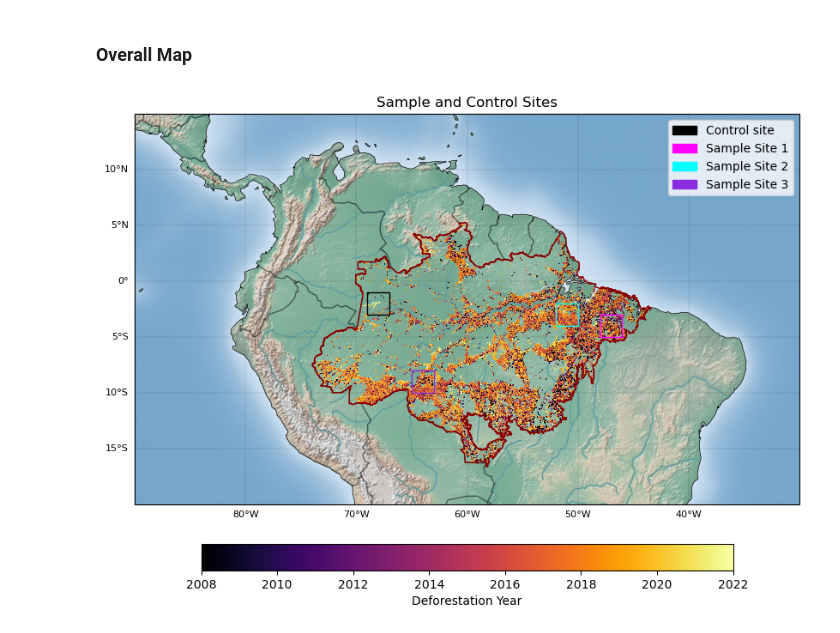
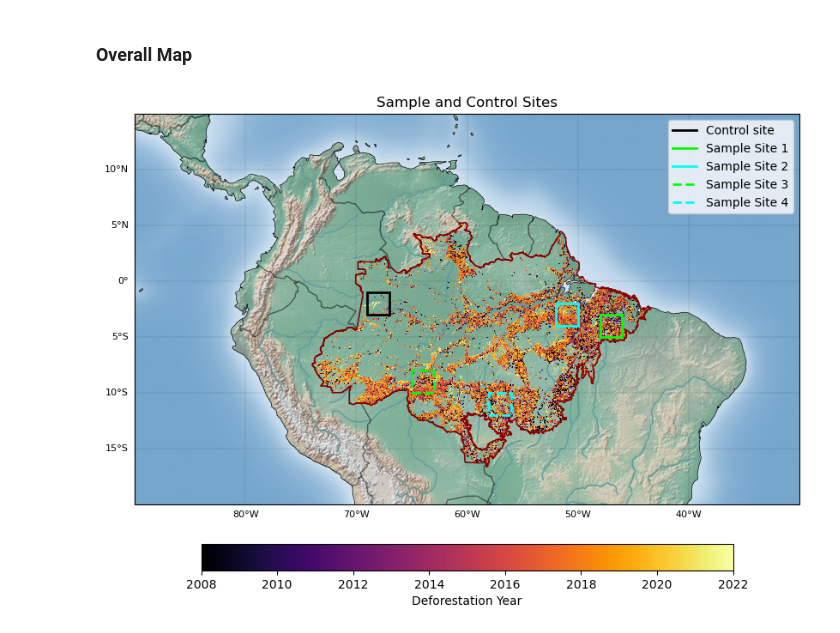
Before and after one commit to rkhaw/amazondeforestation, a Jupyter notebook: Part 1 - Overall Map with Sample Sites.ipynb, the cells around one changed output. Saved outputs shown, nothing was run; the diff lists cells and outputs as text; code cells hidden in the pictures.

```diff
--- a/Part 1 - Overall Map with Sample Sites.ipynb
+++ b/Part 1 - Overall Map with Sample Sites.ipynb
@@ -31,7 +32,7 @@ from cartopy.feature import ShapelyFeature
 # %% [markdown]
 ##### Function:
 # %%
-def deforestation_map(size,colour_deforestation,c1_origin,c1_size,s1_origin,s1_size,s2_origin,s2_size,s3_origin,s3_size):
+def deforestation_map(size,colour_deforestation,c1_origin,c1_size,s1_origin,s1_size,s2_origin,s2_size,s3_origin,s3_size,s4_origin,s4_size):
 
     '''
     This function plots deforestation using colour grading to show the 'age' of the deforestation from 2008 to 2022. The function allows for the drawing of sample sites via bounding boxes.
@@ -109,19 +110,21 @@ def deforestation_map(size,colour_deforestation,c1_origin,c1_size,s1_origin,s1_s
 
 
     #draw site bounding box
-    plt.gca().add_patch(Rectangle((c1_origin), c1_size, c1_size, facecolor="none", edgecolor="black", linewidth=1, zorder = 5))
-    plt.gca().add_patch(Rectangle((s1_origin), s1_size, s1_size, facecolor="none", edgecolor="magenta", linewidth=1, zorder = 5))
-    plt.gca().add_patch(Rectangle((s2_origin), s2_size, s2_size, facecolor="none", edgecolor="aqua", linewidth=1, zorder = 5))
-    plt.gca().add_patch(Rectangle((s3_origin), s2_size, s2_size, facecolor="none", edgecolor="blueviolet", linewidth=1, zorder = 5))
+    plt.gca().add_patch(Rectangle((c1_origin), c1_size, c1_size, facecolor="none", edgecolor="black", linewidth=2, zorder = 5))
+    plt.gca().add_patch(Rectangle((s1_origin), s1_size, s1_size, facecolor="none", edgecolor="lime", linewidth=2, zorder = 5))
+    plt.gca().add_patch(Rectangle((s2_origin), s2_size, s2_size, facecolor="none", edgecolor="aqua", linewidth=2, zorder = 5))
+    plt.gca().add_patch(Rectangle((s3_origin), s3_size, s3_size, facecolor="none", edgecolor="lime", linestyle='dashed', linewidth=2, zorder = 5))
+    plt.gca().add_patch(Rectangle((s4_origin), s4_size, s4_size, facecolor="none", edgecolor="aqua", linestyle='dashed', linewidth=2, zorder = 5))
 
 
     # add legend for the sites
-    control_site = mpatches.Patch(color="black", label='Control site')
-    sample_site_1 = mpatches.Patch(color="magenta", label='Sample Site 1')
-    sample_site_2 = mpatches.Patch(color="aqua", label='Sample Site 2')
-    sample_site_3 = mpatches.Patch(color="blueviolet", label='Sample Site 3')
+    control_site = Line2D([0], [0], color="black", linewidth=2, label='Control site')
+    sample_site_1 = Line2D([0], [0], color="lime", linewidth=2, label='Sample Site 1')
+    sample_site_2 = Line2D([0], [0], color="aqua", linewidth=2, label='Sample Site 2')
+    sample_site_3 = Line2D([0], [0], color="lime", linewidth=2, linestyle='dashed', label='Sample Site 3')
+    sample_site_4 = Line2D([0], [0], color="aqua", linewidth=2, linestyle='dashed', label='Sample Site 4')
 
-    plt.legend(handles=[control_site, sample_site_1, sample_site_2, sample_site_3])
+    plt.legend(handles=[control_site, sample_site_1, sample_site_2, sample_site_3, sample_site_4])
 
 
     # Add map features with Cartopy
@@ -140,7 +143,7 @@ def deforestation_map(size,colour_deforestation,c1_origin,c1_size,s1_origin,s1_s
     return
 # %% [markdown]
 ### Overall Map
-# %%
-deforestation_map((10, 20),'inferno',(-69,-3),2,(-48,-5),2,(-52,-4),2,(-65,-10),2)
-# %% [output]
-[figure, removed]
+# %%
+deforestation_map((10, 20),'inferno',(-69,-3),2,(-48,-5),2,(-52,-4),2,(-65,-10),2,(-58,-12),2)
+# %% [output]
+[figure, added]
```
Also changed, not shown: parts of 1 cell of this notebook, 1 other file.
